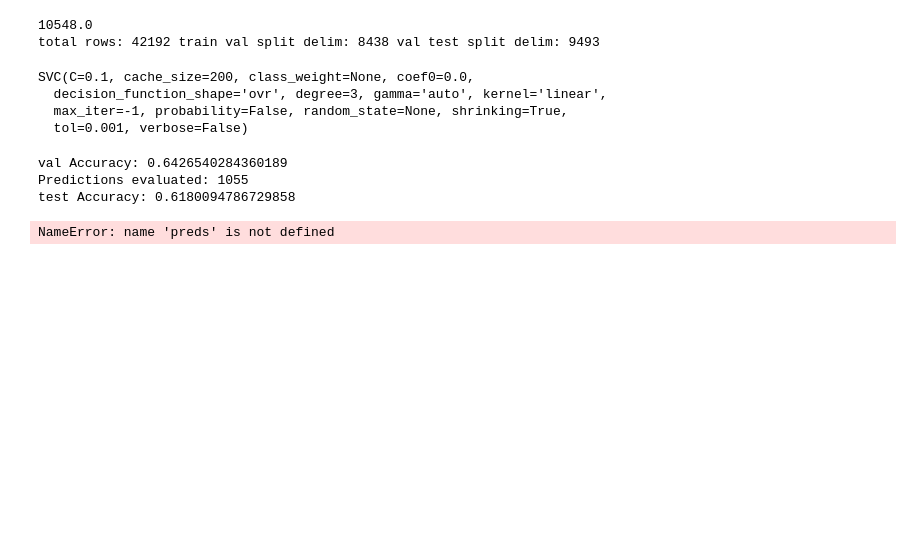
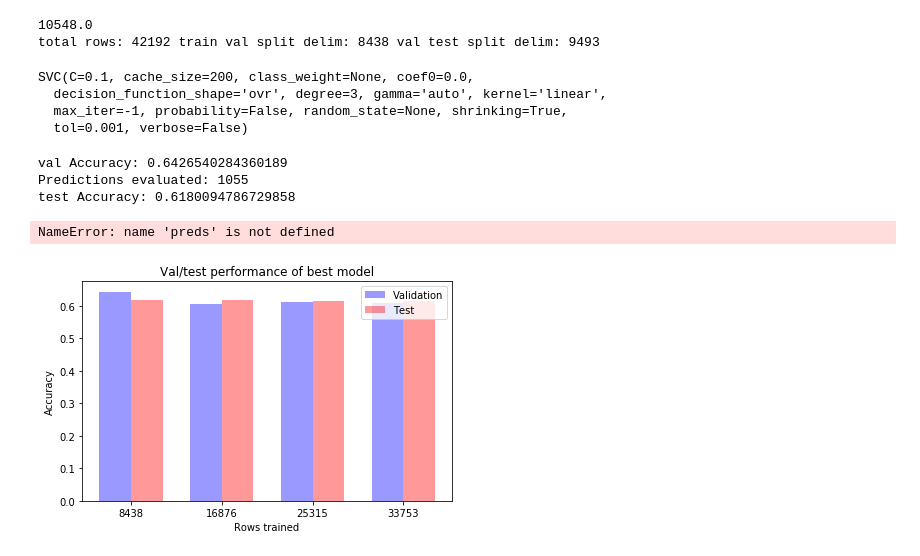
Before and after one commit to happythenewsad/style_eval, a Jupyter notebook: linear.ipynb, the cells around one changed output. Saved outputs shown, nothing was run; the diff lists cells and outputs as text; code cells hidden in the pictures; blank space fills up the shorter version.

```diff
--- a/linear.ipynb
+++ b/linear.ipynb
@@ -336,3 +336,50 @@ NameError: name 'preds' is not defined
 #raw[:10]
 # %%
 int(2.1)
+# %%
+########################
+## performance plotting
+########################
+
+# NOTE: plotting code heavily inspired by
+# matplotlib documentation: https://matplotlib.org/gallery/statistics/barchart_demo.html
+
+import numpy as np
+import matplotlib.pyplot as plt
+from matplotlib.ticker import MaxNLocator
+from collections import namedtuple
+
+
+n_groups = 4
+
+val_acc = (.643, .607, .613, .610)
+test_acc = (.618, .617, .614, .616)
+
+
+fig, ax = plt.subplots()
+
+index = np.arange(n_groups)
+bar_width = 0.35
+
+opacity = 0.4
+error_config = {'ecolor': '0.3'}
+
+rects1 = ax.bar(index, val_acc, bar_width,
+                alpha=opacity, color='b',
+                label='Validation')
+
+rects2 = ax.bar(index + bar_width, test_acc, bar_width,
+                alpha=opacity, color='r',
+                label='Test')
+
+ax.set_xlabel('Rows trained')
+ax.set_ylabel('Accuracy')
+ax.set_title('Val/test performance of best model')
+ax.set_xticks(index + bar_width / 2)
+ax.set_xticklabels(('8438', '16876', '25315', '33753'))
+ax.legend()
+
+fig.tight_layout()
+plt.show()
+# %% [output]
+[figure, added]
```
Also changed, not shown: parts of 1 cell of this notebook.
